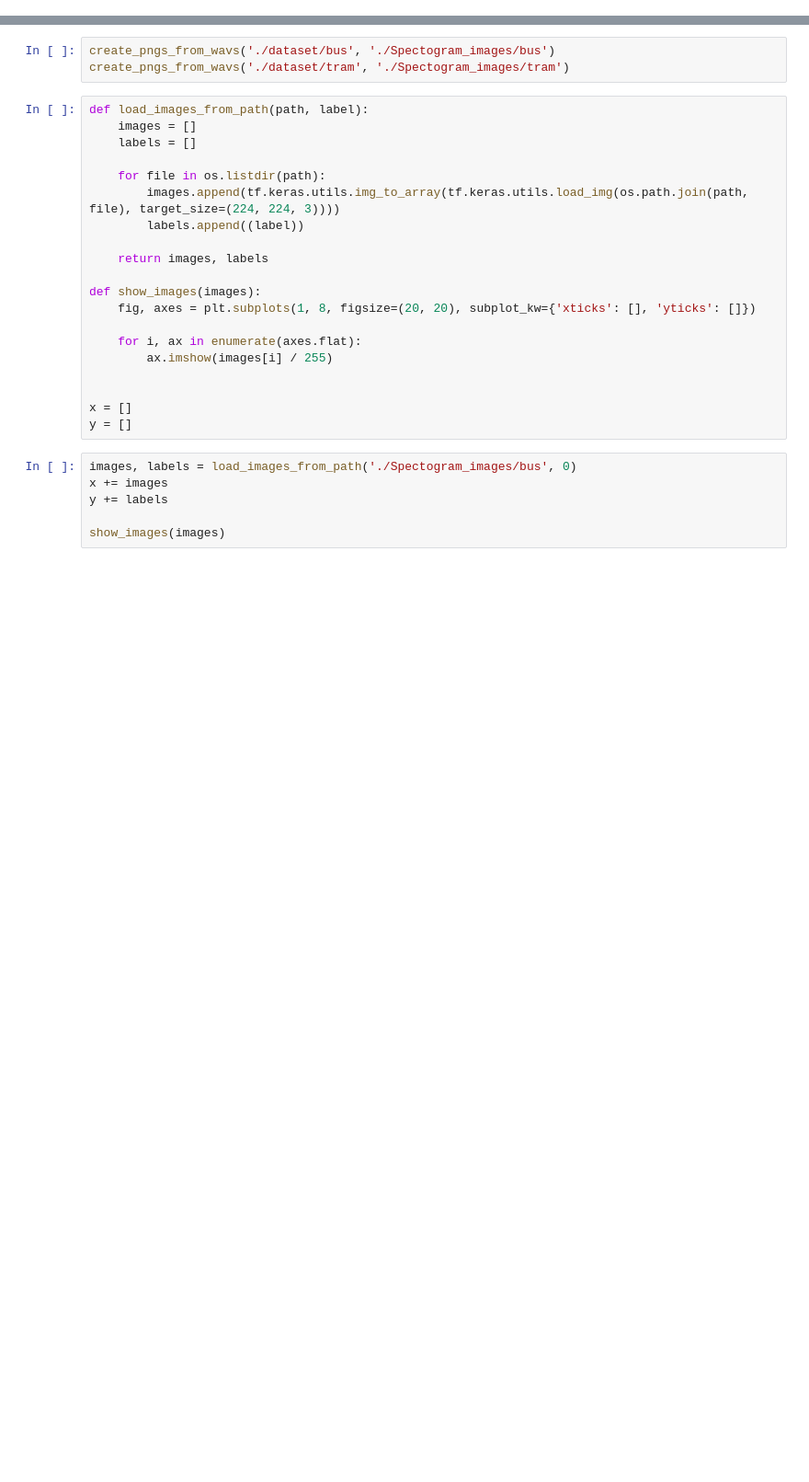
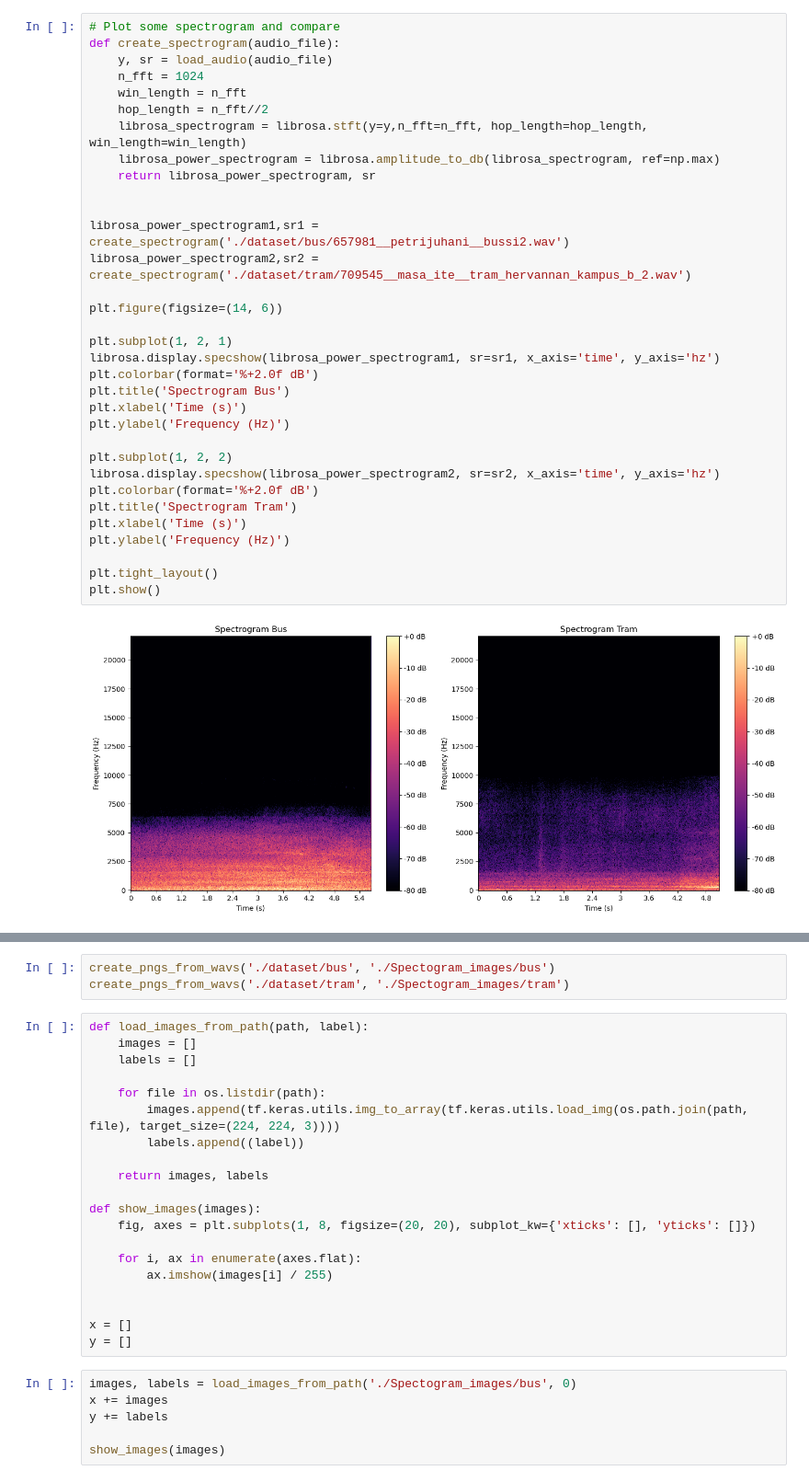
Before and after one commit to huytruong1998/vehicle-audio-processing, a Jupyter notebook: Audio_Project_Notebook.ipynb, the cells around one changed output, grey strips where cells are left out. Shown at 92% size. Drawn from its saved outputs; the diff is of its cells as text; blank space fills up the shorter version.

Commit message:
add more plotting and normalization

```diff
--- a/Audio_Project_Notebook.ipynb
+++ b/Audio_Project_Notebook.ipynb
@@ -35,0 +78,35 @@ def create_pngs_from_wavs(input_path, output_path):
+# %%
+# Plot some spectrogram and compare
+def create_spectrogram(audio_file):
+    y, sr = load_audio(audio_file)
+    n_fft = 1024
+    win_length = n_fft
+    hop_length = n_fft//2
+    librosa_spectrogram = librosa.stft(y=y,n_fft=n_fft, hop_length=hop_length, win_length=win_length)
+    librosa_power_spectrogram = librosa.amplitude_to_db(librosa_spectrogram, ref=np.max)
+    return librosa_power_spectrogram, sr
+
+
+librosa_power_spectrogram1,sr1 = create_spectrogram('./dataset/bus/657981__petrijuhani__bussi2.wav')
+librosa_power_spectrogram2,sr2 = create_spectrogram('./dataset/tram/709545__masa_ite__tram_hervannan_kampus_b_2.wav')
+
+plt.figure(figsize=(14, 6))
+
+plt.subplot(1, 2, 1)
+librosa.display.specshow(librosa_power_spectrogram1, sr=sr1, x_axis='time', y_axis='hz')
+plt.colorbar(format='%+2.0f dB')
+plt.title('Spectrogram Bus')
+plt.xlabel('Time (s)')
+plt.ylabel('Frequency (Hz)')
+
+plt.subplot(1, 2, 2)
+librosa.display.specshow(librosa_power_spectrogram2, sr=sr2, x_axis='time', y_axis='hz')
+plt.colorbar(format='%+2.0f dB')
+plt.title('Spectrogram Tram')
+plt.xlabel('Time (s)')
+plt.ylabel('Frequency (Hz)')
+
+plt.tight_layout()
+plt.show()
+# %% [output]
+[figure, added]
```
Also changed, not shown: parts of 12 cells of this notebook, 2 other files.
